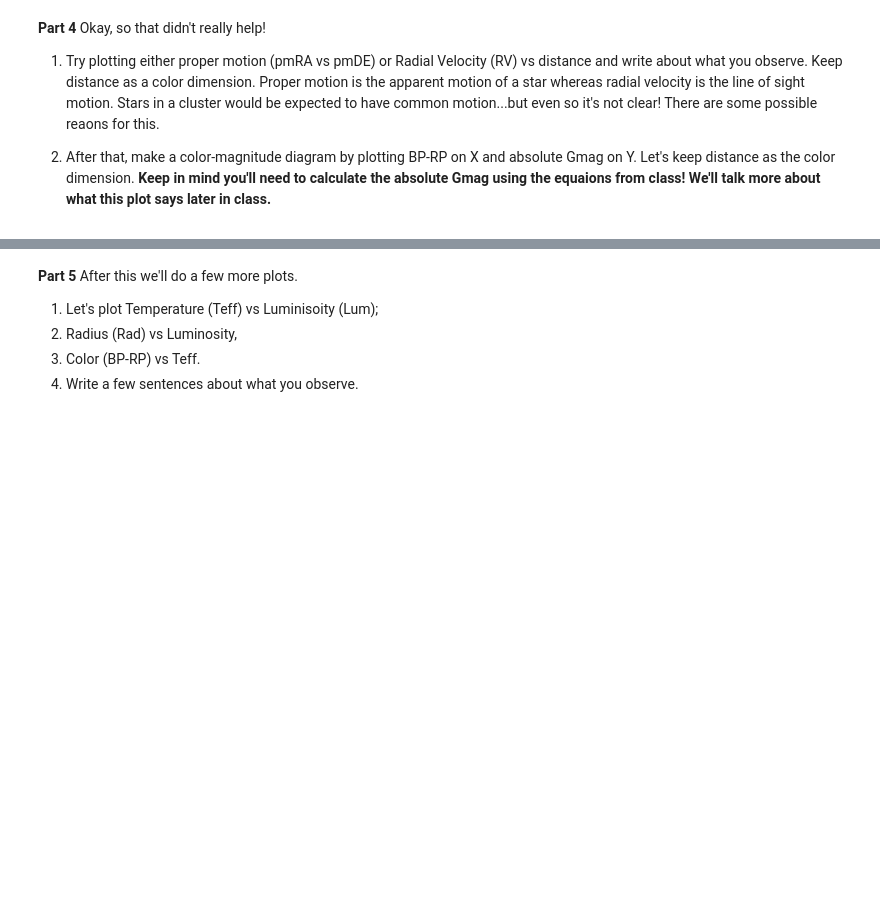
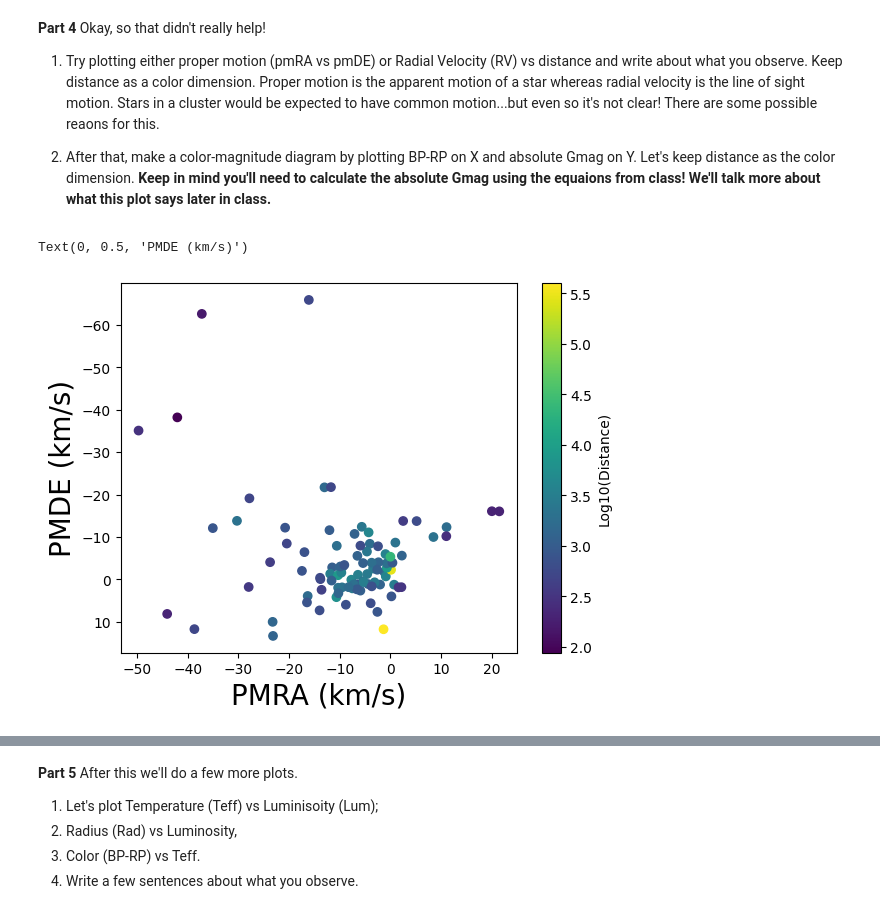
Before and after one commit to mialli963/PHYS3025Work, a Jupyter notebook: PHYS_3025_Activity_1.ipynb, the cells around one changed output, grey strips where cells are left out. Saved outputs shown, nothing was run; the diff lists cells and outputs as text; code cells hidden in the pictures; blank space fills up the shorter version.

```diff
--- a/PHYS_3025_Activity_1.ipynb
+++ b/PHYS_3025_Activity_1.ipynb
@@ -184,0 +329,7 @@ data_clean=data[data["Plx"]>=0]
+# %%
+#code for part 2 goes here
+#1 mm -> 1/1000 m
+distance = 1/(data_clean["Plx"]*1E-3) # converted to arc seconds from miliarc seconds
+print(type(distance))
+print(distance[0:2])
+print(distance[-3:-1])
@@ -209,0 +372,12 @@ Okay, so that didn't really help!
+# %%
+#Code for part 4 goes here
+plt.scatter(data_clean["pmRA"],data_clean["pmDE"],c=np.log10(distance))
+
+cbar=plt.colorbar()
+cbar.set_label('Log10(Distance)')
+plt.ylim(reversed(plt.ylim())) # flip the y-axis
+plt.xlabel("PMRA (km/s)", fontsize=20)
+plt.ylabel("PMDE (km/s)", fontsize=20)
+# %% [output]
+Text(0, 0.5, 'PMDE (km/s)')
+[figure, added]
```
Also changed, not shown: parts of 29 cells of this notebook.
